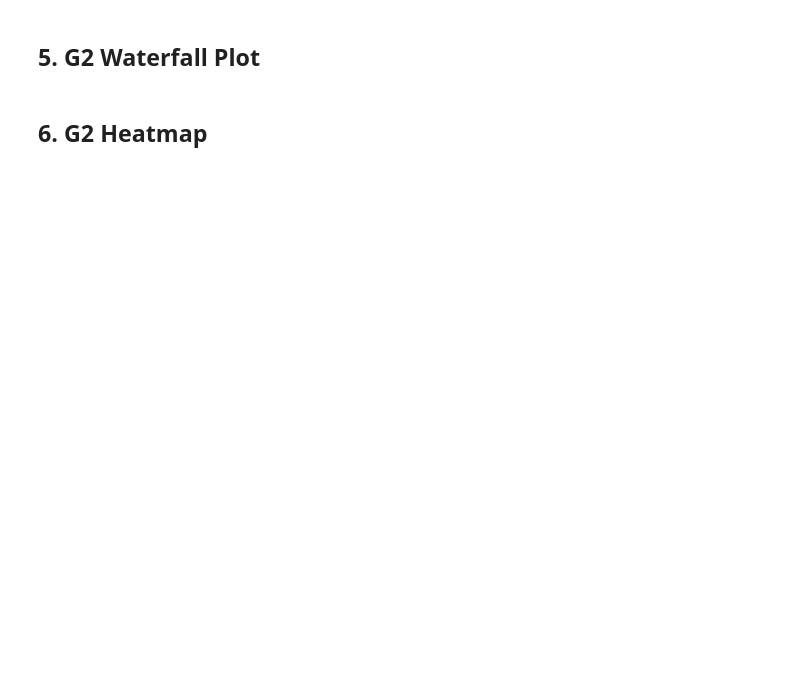
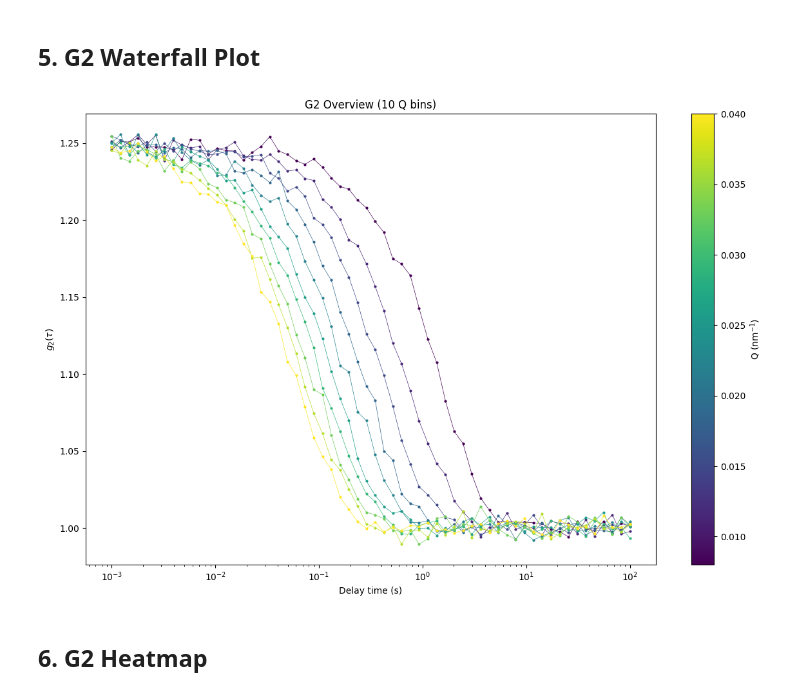
Before and after one commit to imewei/XPCS-Toolkit, a Jupyter notebook: notebooks/01_loading_data.ipynb, the cells around one changed output. Cells and saved outputs as stored; diff of their text form; code cells hidden in the pictures; blank space fills up the shorter version.

```diff
--- a/notebooks/01_loading_data.ipynb
+++ b/notebooks/01_loading_data.ipynb
@@ -156,20 +183,23 @@ plt.show()
 # %%
 fig, ax = plt.subplots(figsize=(12, 8))
 
 colors = plt.cm.viridis(np.linspace(0, 1, n_q))
 for i in range(n_q):
     ax.semilogx(t_el, g2[:, i], "o-", color=colors[i], markersize=2, linewidth=0.5)
 
 ax.set_xlabel("Delay time (s)")
 ax.set_ylabel(r"$g_2(\tau)$")
 ax.set_title(f"G2 Overview ({n_q} Q bins)")
 
 sm = plt.cm.ScalarMappable(cmap="viridis", norm=plt.Normalize(q_values.min(), q_values.max()))
 sm.set_array([])
 cbar = plt.colorbar(sm, ax=ax)
 cbar.set_label(r"Q (nm$^{-1}$)")
 plt.tight_layout()
-plt.show()
+display(fig)
+plt.close(fig)
+# %% [output]
+[figure, added]
 # %% [markdown]
 ## 6. G2 Heatmap
 # %%
```
Also changed, not shown: parts of 6 cells of this notebook, 2 other files.
